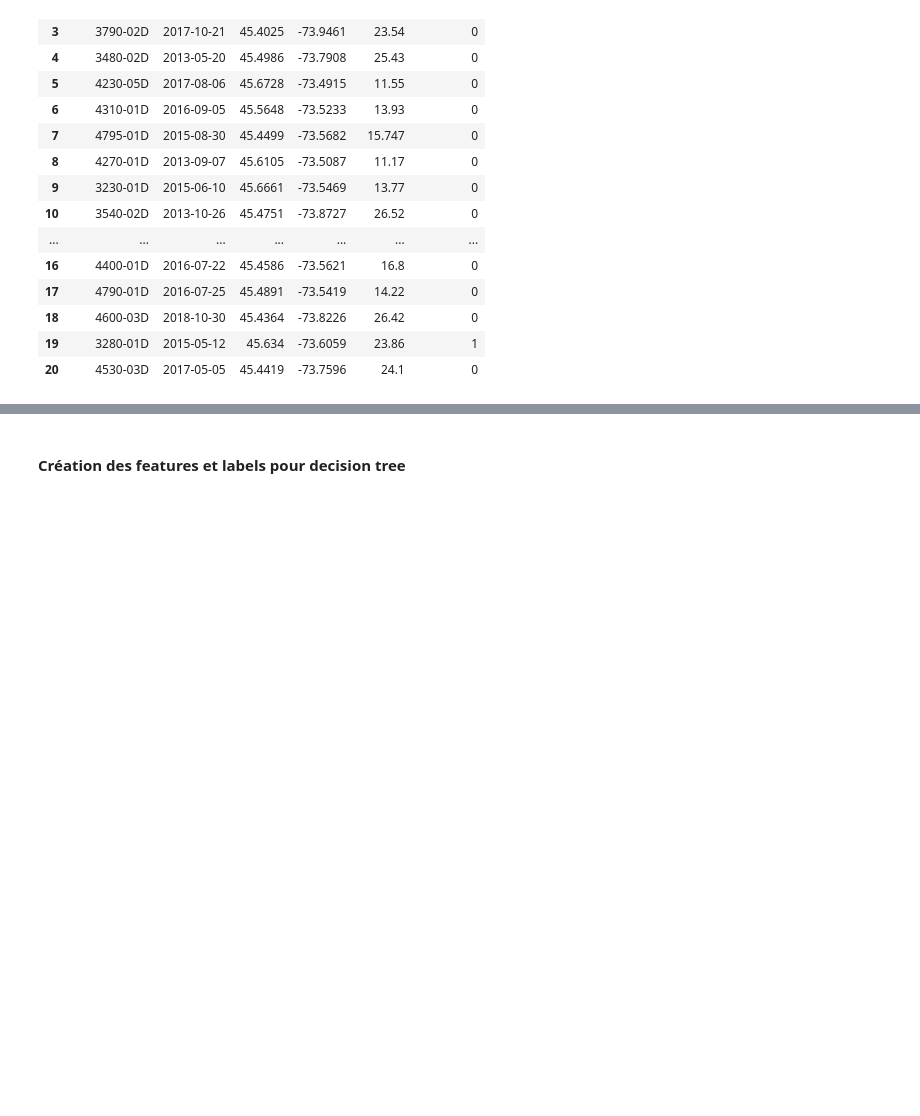
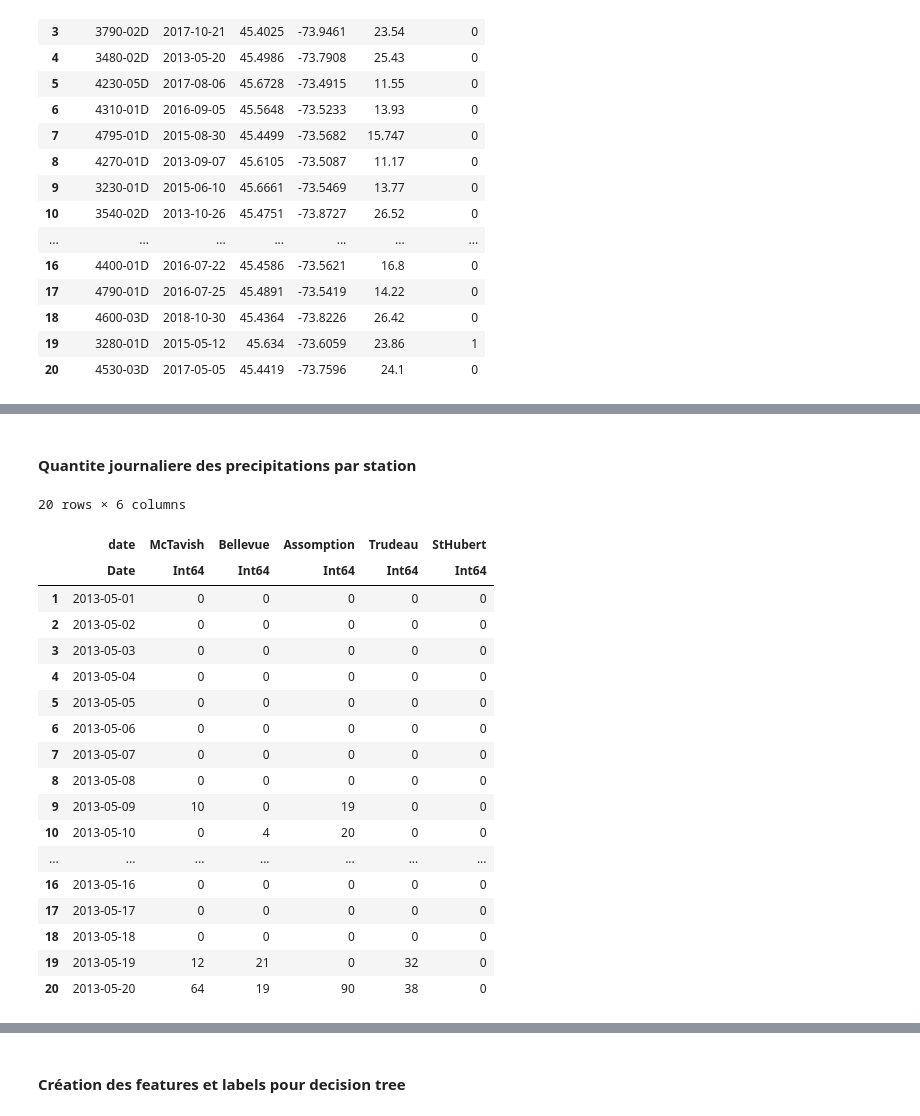
Before and after one commit to JeyzerMC/MTH3302-Project, a Jupyter notebook: Random_Forest_Attempt.ipynb, the cells around one changed output, grey strips where cells are left out. Drawn from its saved outputs; the diff is of its cells as text; code cells hidden in the pictures; blank space fills up the shorter version.

Commit message:
MC: Data processing

```diff
--- a/Random_Forest_Attempt.ipynb
+++ b/Random_Forest_Attempt.ipynb
@@ -174,0 +200,6 @@ first(sample_test, 20)
+# %%
+precipitation = CSV.read("data/precipitations.csv",missingstring="-99999")
+rename!(precipitation, Symbol("St-Hubert")=>:StHubert)
+precipitation = filter(row -> month(row.date) > 4, precipitation)
+precipitation = filter(row -> month(row.date) < 11, precipitation)
+first(precipitation, 5)
@@ -174,0 +217,8 @@ first(sample_test, 20)
+# %%
+precipitation[!,:McTavish] = coalesce.(precipitation[:,:McTavish], 0)
+precipitation[!,:Bellevue] = coalesce.(precipitation[:,:Bellevue], 0)
+precipitation[!,:Assomption] = coalesce.(precipitation[:,:Assomption], 0)
+precipitation[!,:Trudeau] = coalesce.(precipitation[:,:Trudeau], 0)
+precipitation[!,:StHubert] = coalesce.(precipitation[:,:StHubert], 0)
+
+first(precipitation, 5)
@@ -174,0 +234,26 @@ first(sample_test, 20)
+# %% [markdown]
+#### Quantite journaliere des precipitations par station
+# %%
+pcp_sum = by(precipitation, :date,  McTavish = :McTavish=>sum, Bellevue = :Bellevue=>sum,
+   Assomption = :Assomption=>sum, Trudeau = :Trudeau=>sum, StHubert = :StHubert=>sum)
+first(pcp_sum, 20)
+# %% [output]
+20 rows × 6 columns
+|  | date | McTavish | Bellevue | Assomption | Trudeau | StHubert |
+|  | Date | Int64 | Int64 | Int64 | Int64 | Int64 |
+| 1 | 2013-05-01 | 0 | 0 | 0 | 0 | 0 |
+| 2 | 2013-05-02 | 0 | 0 | 0 | 0 | 0 |
+| 3 | 2013-05-03 | 0 | 0 | 0 | 0 | 0 |
+| 4 | 2013-05-04 | 0 | 0 | 0 | 0 | 0 |
+| 5 | 2013-05-05 | 0 | 0 | 0 | 0 | 0 |
+| 6 | 2013-05-06 | 0 | 0 | 0 | 0 | 0 |
+| 7 | 2013-05-07 | 0 | 0 | 0 | 0 | 0 |
+| 8 | 2013-05-08 | 0 | 0 | 0 | 0 | 0 |
+| 9 | 2013-05-09 | 10 | 0 | 19 | 0 | 0 |
+| 10 | 2013-05-10 | 0 | 4 | 20 | 0 | 0 |
+| ... | ... | ... | ... | ... | ... | ... |
+| 16 | 2013-05-16 | 0 | 0 | 0 | 0 | 0 |
+| 17 | 2013-05-17 | 0 | 0 | 0 | 0 | 0 |
+| 18 | 2013-05-18 | 0 | 0 | 0 | 0 | 0 |
+| 19 | 2013-05-19 | 12 | 21 | 0 | 32 | 0 |
+| 20 | 2013-05-20 | 64 | 19 | 90 | 38 | 0 |
```
Also changed, not shown: parts of 16 cells of this notebook, 2 other files.
